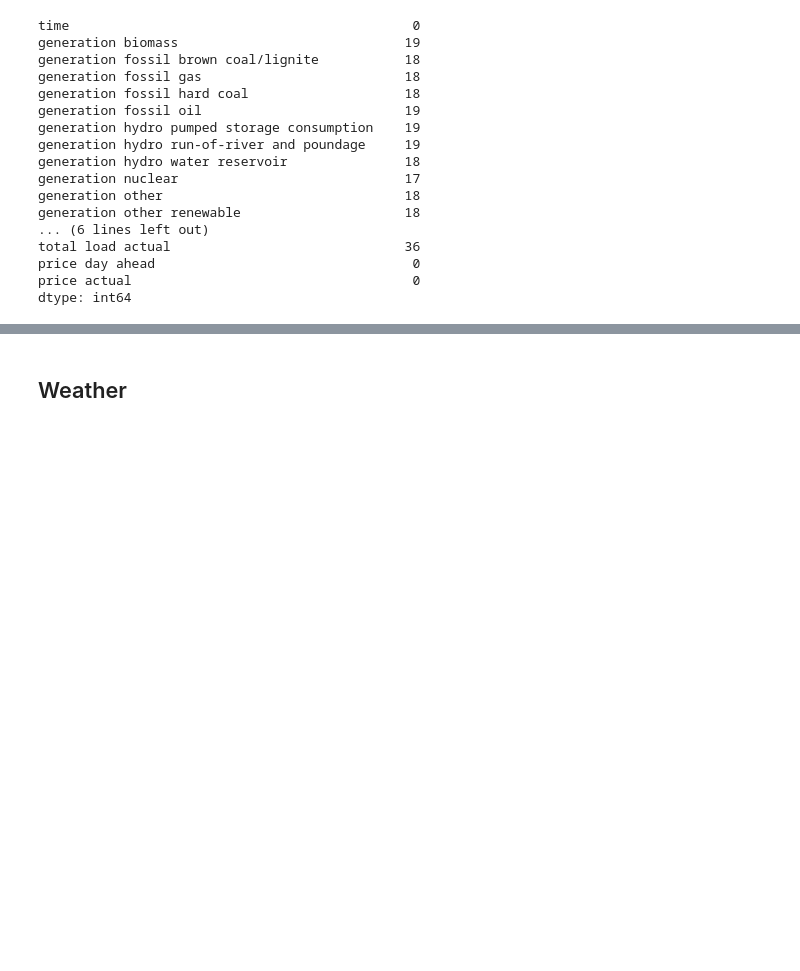
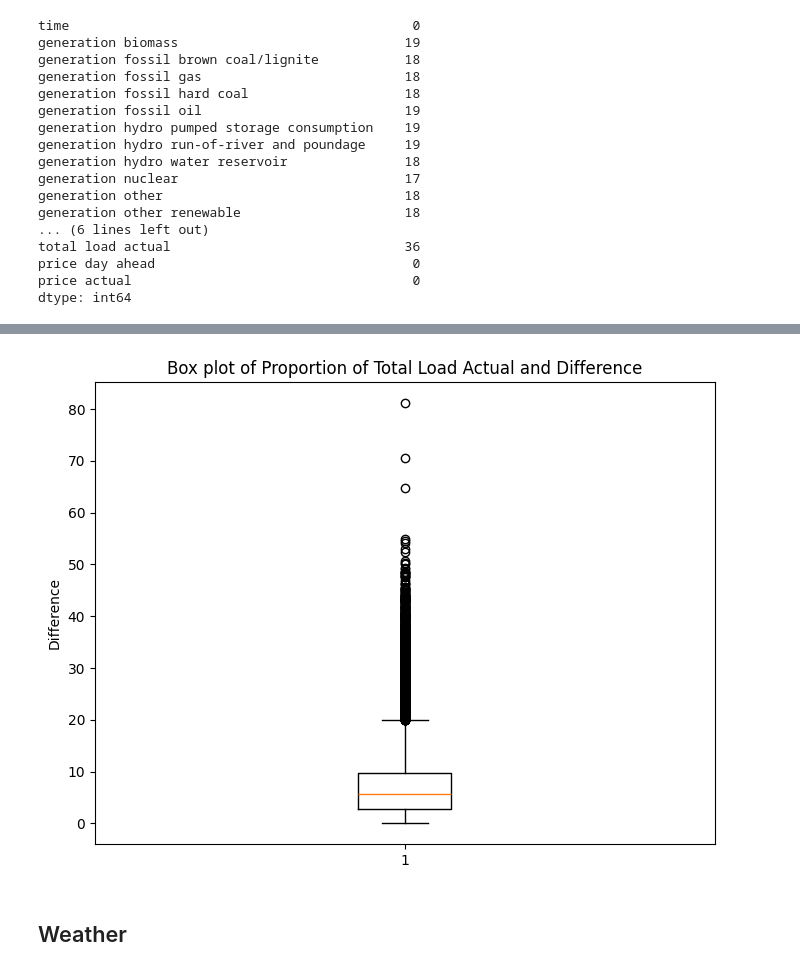
Before and after one commit to MDS-Mountain-Club/MDS_ML_Project, a Jupyter notebook: ML_Project.ipynb, the cells around one changed output, grey strips where cells are left out. Drawn from its saved outputs; the diff is of its cells as text; code cells hidden in the pictures; blank space fills up the shorter version.

Commit message:
EDA on substraction between sum of generation and total load acutal

```diff
--- a/ML_Project.ipynb
+++ b/ML_Project.ipynb
@@ -76,0 +97,5 @@ df_energy.head()
+# %%
+generation_cols = [col for col in df_energy.columns if 'generation' in col]
+concat_df = pd.concat([df_energy[generation_cols].sum(axis=1),df_energy['total load actual']],axis = 1)
+concat_df.columns = ['sum_generation', 'total load actual']
+concat_df
@@ -76,0 +117,2 @@ df_energy.head()
+# %%
+subtraction_result = abs(concat_df['total load actual'] - concat_df['sum_generation'])
@@ -76,0 +131,2 @@ df_energy.head()
+# %%
+proportion = subtraction_result / concat_df['total load actual'] * 100
@@ -77,3 +145,11 @@ df_energy.head()
+# %%
+plt.figure(figsize=(8, 6))
+plt.boxplot(proportion)
+plt.title('Box plot of Proportion of Total Load Actual and Difference')
+plt.ylabel('Difference')
+plt.show()
+# %% [output]
+[figure, added]
 # %% [markdown]
 ## Weather
 # %%
```
Also changed, not shown: parts of 7 cells of this notebook.
